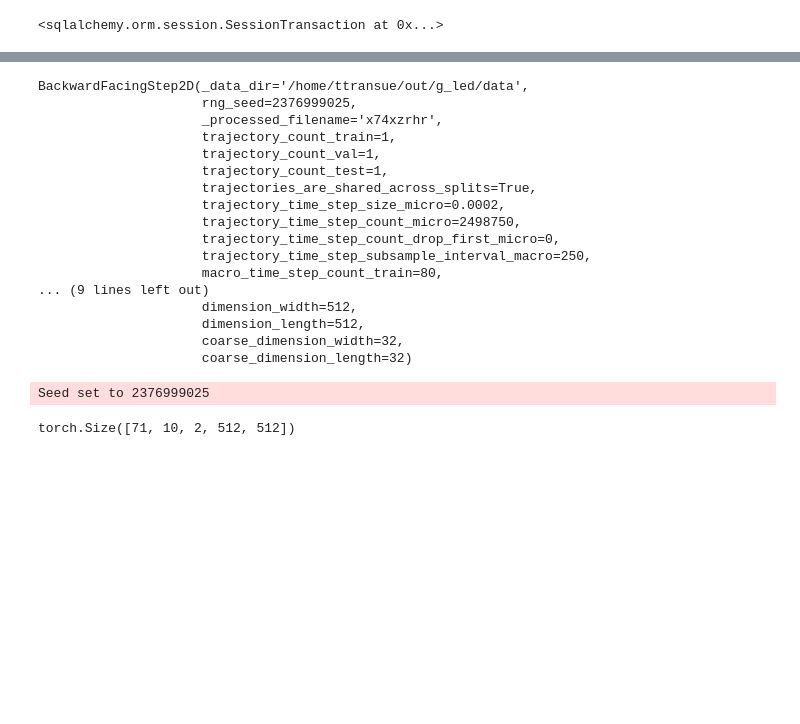
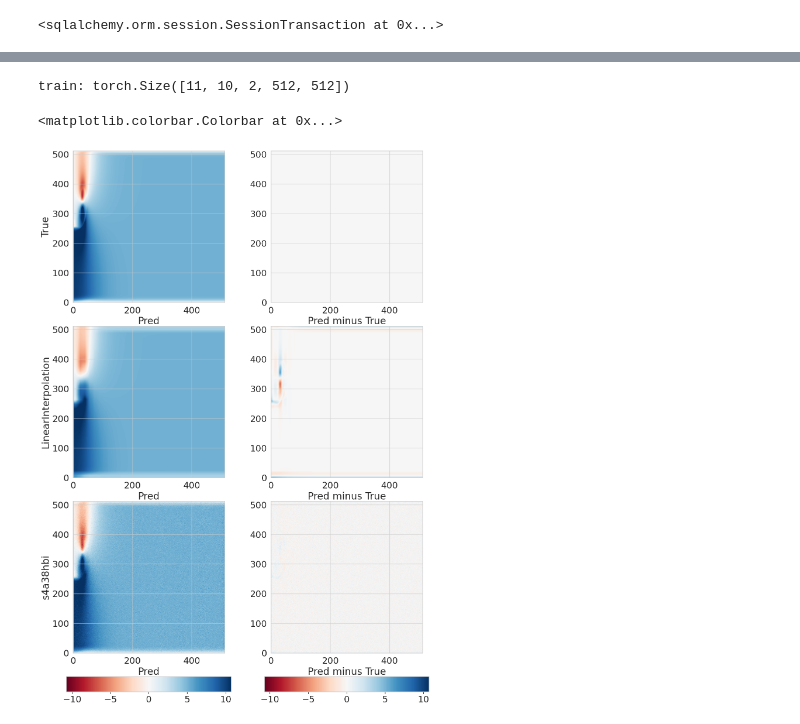
Before and after one commit to reepoi/G-LED, a Jupyter notebook: notebooks/pred_BackwardFacingStep.ipynb, the cells around one changed output, grey strips where cells are left out. Drawn from its saved outputs; the diff is of its cells as text; code cells hidden in the pictures; blank space fills up the shorter version.

```diff
--- a/notebooks/pred_BackwardFacingStep.ipynb
+++ b/notebooks/pred_BackwardFacingStep.ipynb
@@ -7,8 +7,13 @@ import pprint
 import hydra
 from omegaconf import OmegaConf
 import polars as pl
+import numpy as np
 import torch
+from einops import reduce
 import lightning.pytorch
+import matplotlib.pyplot as plt
+import seaborn as sns
+sns.set_theme(style='whitegrid', font_scale=2)
 
 from imagen_pytorch import ElucidatedImagen, ImagenTrainer, Unet3D
 
@@ -92,42 +83,29 @@ The base dimension of your u-net should ideally be no smaller than 128, as recom
-# %%
-with hydra.initialize(version_base=utils.HYDRA_INIT['version_base'], config_path='../conf'):
-    cfg_dataset = hydra.compose(utils.HYDRA_INIT['config_name'], overrides=[
-        'model=ImagenBackwardFacingStep2D',
-
-        'dataset=BackwardFacingStep2D',
-        'dataset.time_step_window_size_train=10',
-        'dataset.time_step_window_size_val=10',
-    ]).dataset
-    cfg_dataset = conf.orm.instantiate_and_insert_config(db, OmegaConf.to_container(cfg_dataset, resolve=True))
-    db.commit()
-    pprint.pp(cfg_dataset)
-# %% [output]
-BackwardFacingStep2D(_data_dir='/home/ttransue/out/g_led/data',
-                     rng_seed=2376999025,
-                     _processed_filename='x74xzrhr',
-                     trajectory_count_train=1,
-                     trajectory_count_val=1,
-                     trajectory_count_test=1,
-                     trajectories_are_shared_across_splits=True,
-                     trajectory_time_step_size_micro=0.0002,
-                     trajectory_time_step_count_micro=2498750,
-                     trajectory_time_step_count_drop_first_micro=0,
-                     trajectory_time_step_subsample_interval_macro=250,
-                     macro_time_step_count_train=80,
-... (9 lines left out)
-                     dimension_width=512,
-                     dimension_length=512,
-                     coarse_dimension_width=32,
-                     coarse_dimension_length=32)
-# %%
-lightning.pytorch.seed_everything(cfg.rng_seed)
-with lightning.pytorch.utilities.seed.isolate_rng():
-    dataset = datasets.get_dataset(cfg_dataset)
-    dataset.prepare_data()
-    dataset.setup('fit')
-# %% [output]
-Seed set to 2376999025
+# %%
+for split, prediction in cfgs['LinearInterpolation']['splits'].items():
+    print(f'{split}: {prediction.shape}')
+# %% [output]
+train: torch.Size([11, 10, 2, 512, 512])
 # %%
-dataset.train.shape
+split = 'train'
+batch = 0
+time_step = 0
+component = 0
+row_order = ['True', 'LinearInterpolation', *runs.get_column('alt_id')]
+
+data_true = cfgs['True']['splits'][split][batch, time_step, component].numpy()
+p = .01
+v_abs_max = max(np.quantile(data_true, p), np.quantile(data_true, 1 - p))
+
+fig, axs = plt.subplots(figsize=(16, 6 + 6 * len(cfgs)), nrows=len(cfgs) + 1, ncols=2, height_ratios=[*([10] * len(cfgs)), 1])
+for axs_row, (model_id, context) in zip(axs, {k: cfgs[k] for k in row_order}.items()):
+    data = context['splits'][split][batch, time_step, component].numpy()
+    im_out_pred = axs_row[0].imshow(data, cmap='RdBu', origin='lower', vmin=-v_abs_max, vmax=v_abs_max)
+    axs_row[0].set_xlabel('Pred')
+    axs_row[0].set_ylabel(model_id)
+    im_out_err = axs_row[1].imshow(data - data_true, cmap='RdBu', origin='lower', vmin=-v_abs_max, vmax=v_abs_max)
+    axs_row[1].set_xlabel('Pred minus True')
+fig.colorbar(im_out_pred, cax=axs[-1][0], orientation='horizontal')
+fig.colorbar(im_out_err, cax=axs[-1][1], orientation='horizontal')
 # %% [output]
-torch.Size([71, 10, 2, 512, 512])
+<matplotlib.colorbar.Colorbar at 0x...>
+[figure, added]
```
Also changed, not shown: parts of 6 cells of this notebook.
